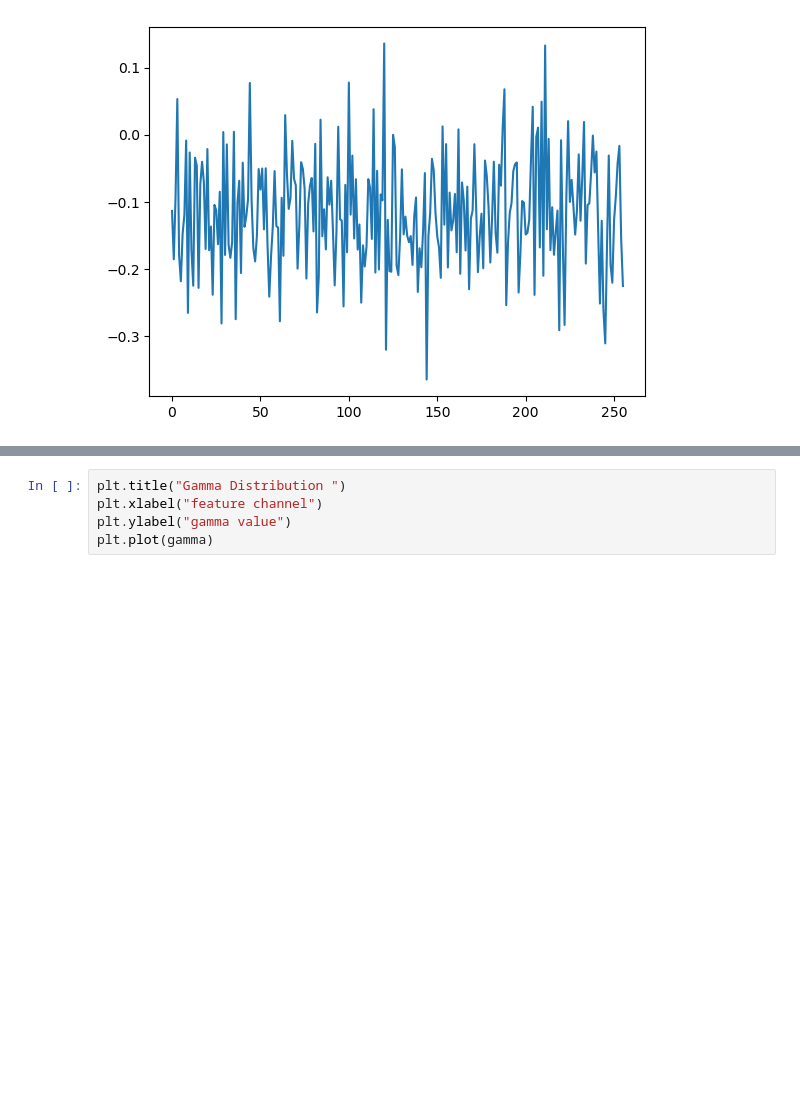
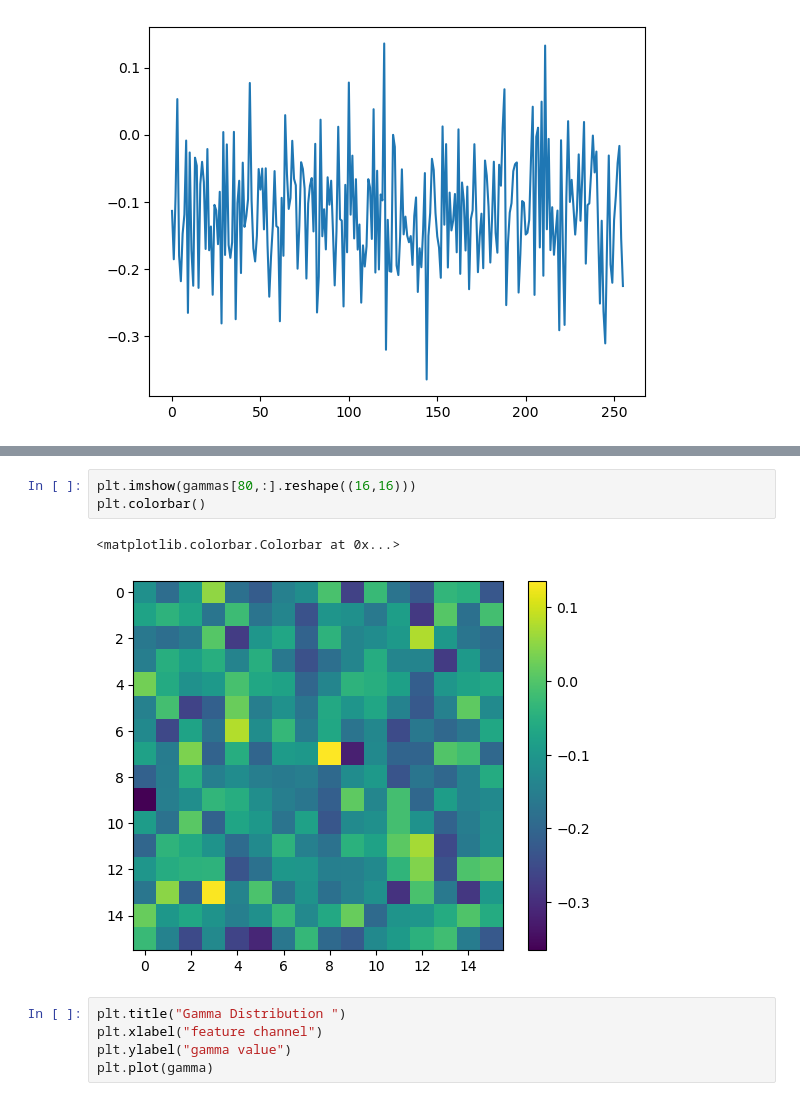
Before and after one commit to Slusny/Modulated-Spherical-Fourier-Neural-Operator, a Jupyter notebook: Visualization.ipynb, the cells around one changed output, grey strips where cells are left out. Cells and saved outputs as stored; diff of their text form; blank space fills up the shorter version.

```diff
--- a/Visualization.ipynb
+++ b/Visualization.ipynb
@@ -65,3 +71,9 @@ plt.plot(gammas[80,:])
+# %%
+plt.imshow(gammas[80,:].reshape((16,16)))
+plt.colorbar()
+# %% [output]
+<matplotlib.colorbar.Colorbar at 0x...>
+[figure, added]
 # %%
 plt.title("Gamma Distribution ")
 plt.xlabel("feature channel")
```
Also changed, not shown: parts of 1 cell of this notebook, 1 other file.
